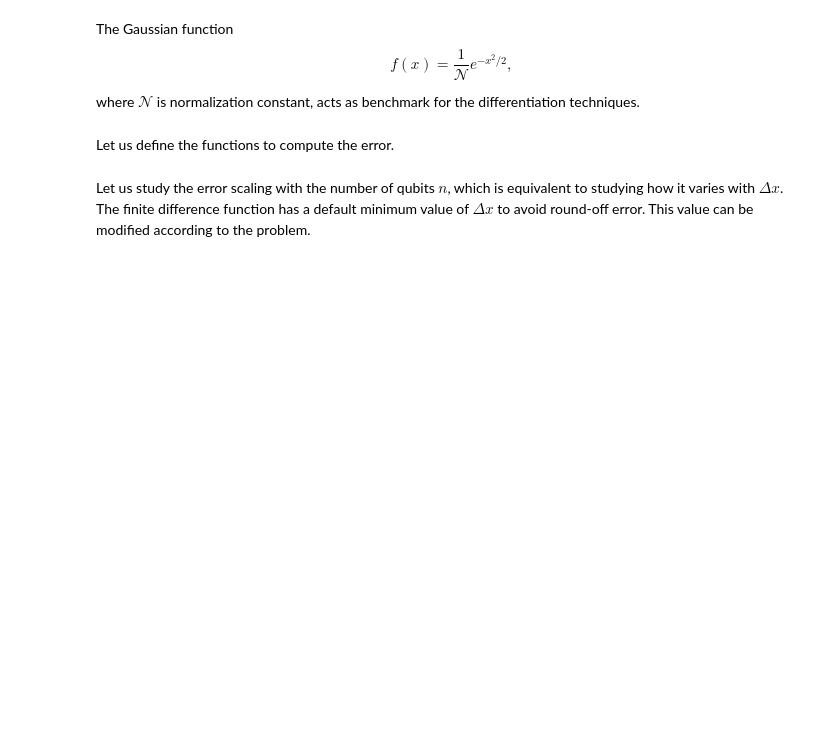
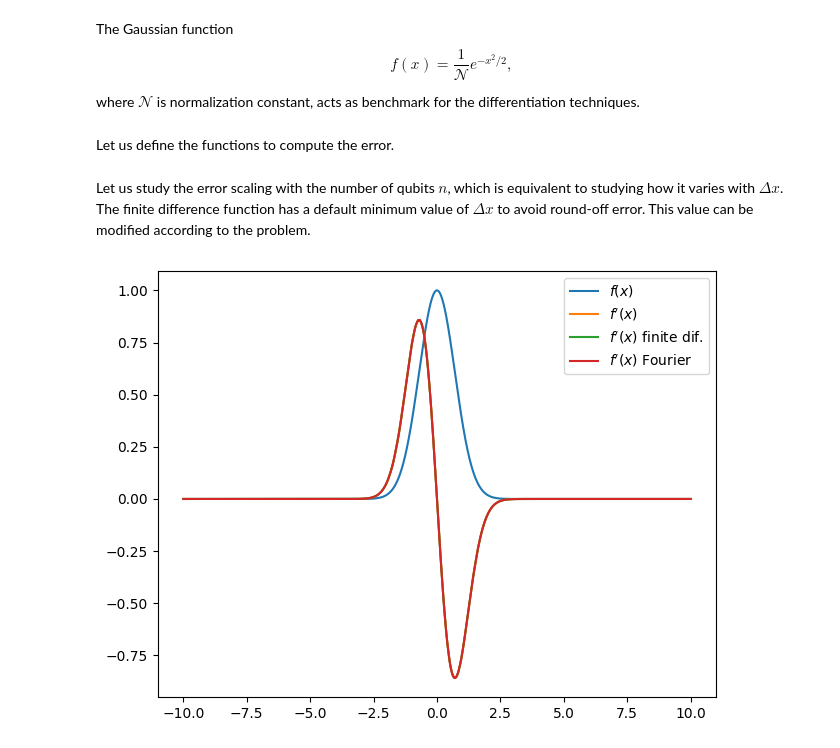
Before and after one commit to juanjosegarciaripoll/seemps2, a Jupyter notebook: examples/Differentiation.ipynb, the cells around one changed output. Drawn from its saved outputs; the diff is of its cells as text; code cells hidden in the pictures; blank space fills up the shorter version.

Commit message:
Change finite_difference_mpo to use intervals

```diff
--- a/examples/Differentiation.ipynb
+++ b/examples/Differentiation.ipynb
@@ -85,17 +49,32 @@ Let us study the error scaling with the number of qubits $n$, which is equivalen
 # %%
 a, b = -10, 10
 n_qubits = range(6, 23)
 f = lambda x: np.exp(-(x**2))
 df = lambda x: -2 * x * f(x)
-errors = np.empty(shape=(len(n_qubits)))
+errors = np.empty(shape=(len(n_qubits), 2))
 
 for i, n in enumerate(n_qubits):
-    x, dx = np.linspace(a, b, num=2**n, endpoint=False, retstep=True)
+    interval = QuantizedInterval(a, b, n)
+    x = interval.to_vector()
     f_mps = MPS.from_vector(f(x), [2] * n, normalize=False)
     K = finite_differences_mpo(
-        n, order=1, filter=9, dx=dx, periodic=True, tol=1e-3
+        order=1, filter=9, interval=interval, periodic=True, tol=1e-3
     )
-    errors[i] = norm2_difference((K @ f_mps), df(x))
+    df_mps1 = K @ f_mps
+    errors[i, 0] = 1 - projection(df_mps1, df(x))
+    K = fourier_derivative_mpo(order=1, interval=interval)
+    df_mps2 = K @ f_mps
+    errors[i, 1] = 1 - projection(df_mps2, df(x))
+    if n == 20:
+        fig, ax = plt.subplots()
+        ax.plot(x, f(x), label=r"$f(x)$")
+        ax.plot(x, df(x), label=r"$f'(x)$")
+        ax.plot(x, np.real(df_mps1.to_vector()), label=r"$f'(x)$ finite dif.")
+        ax.plot(x, np.real(df_mps2.to_vector()), label=r"$f'(x)$ Fourier")
+        ax.legend()
+        fig.tight_layout()
+# %% [output]
+[figure, added]
 # %%
 fig, ax = plt.subplots()
 ax.set_xlabel("n")
```
Also changed, not shown: parts of 4 cells of this notebook, 4 other files.
